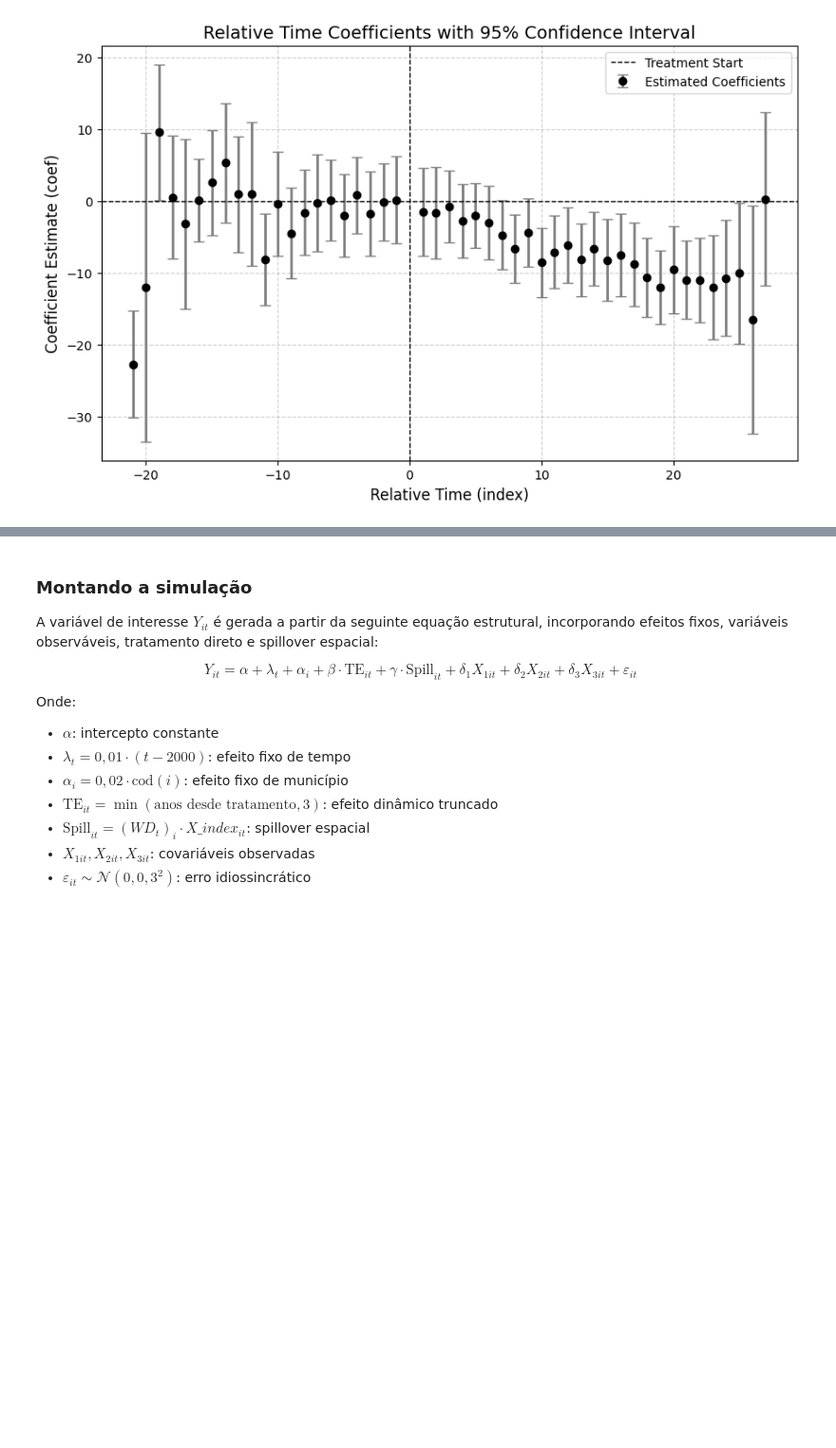
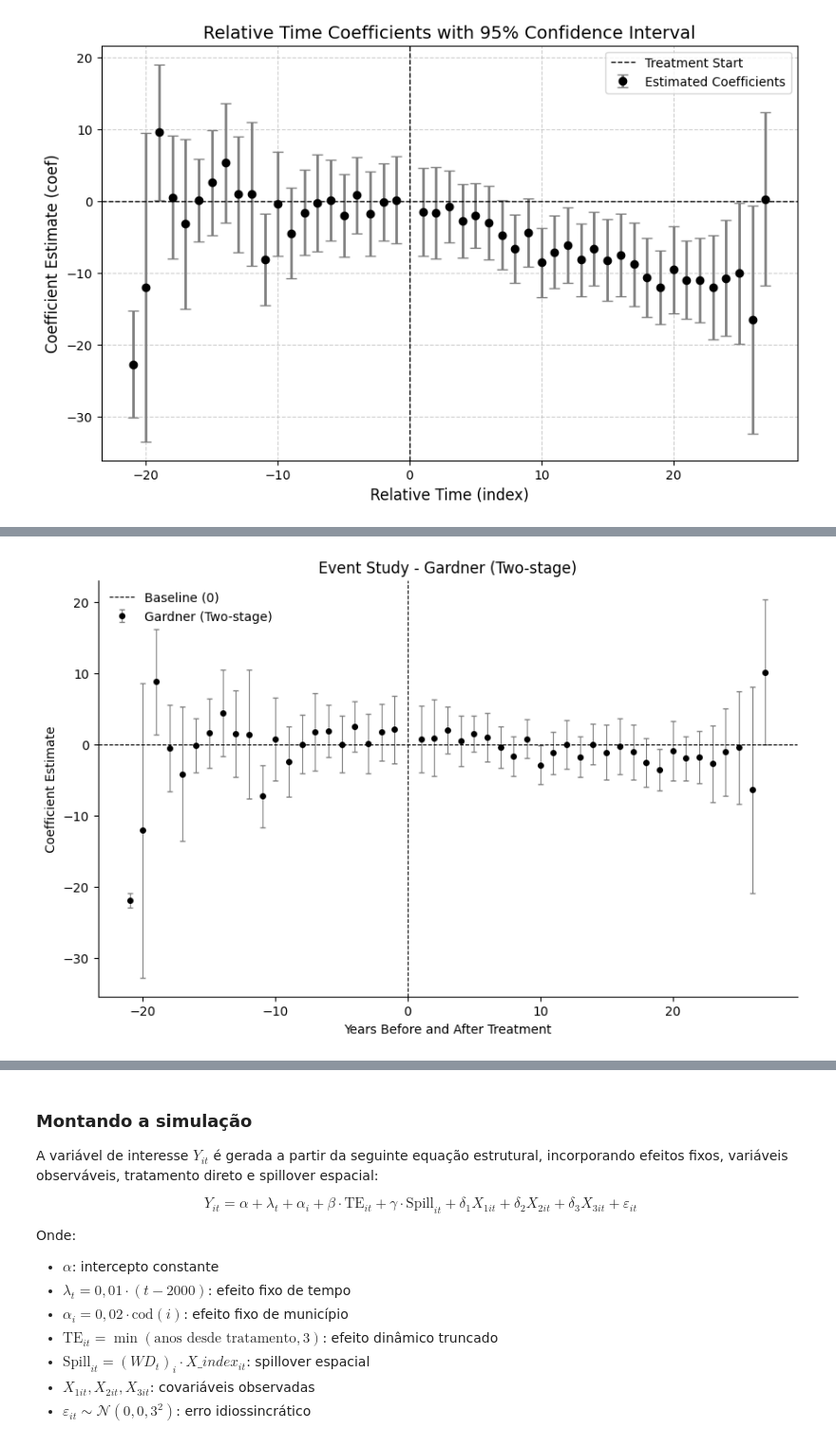
Before and after one commit to Daniel-Uhr/Estimators, a Jupyter notebook: 01_ATTgt_DML.ipynb, the cells around one changed output, grey strips where cells are left out. Shown at 95% size. Cells and saved outputs as stored; diff of their text form; code cells hidden in the pictures; blank space fills up the shorter version.

```diff
--- a/01_ATTgt_DML.ipynb
+++ b/01_ATTgt_DML.ipynb
@@ -184,0 +210,12 @@ panel = df.copy()
+# %%
+import pandas as pd
+import statsmodels.formula.api as smf
+
+# 1ª etapa: remover efeitos fixos de unidade e tempo
+first_stage = smf.ols("Y ~ C(id) + C(year)", data=df).fit()
+df["y_star"] = first_stage.resid
+
+# Fórmula da 2ª etapa
+second_stage = smf.ols("y_star ~ C(reltime, Treatment(reference=0))", data=df).fit(cov_type="HC1")
+
+print(second_stage.summary())
@@ -184,0 +288,40 @@ panel = df.copy()
+# %%
+import matplotlib.pyplot as plt
+import seaborn as sns
+
+# Configurar o tamanho do gráfico
+plt.figure(figsize=(10, 6))
+
+# Plotar os coeficientes do Gardner com barras de erro
+plt.errorbar(
+    tabela['reltime'],                 # Eixo x
+    tabela['coef'],                    # Eixo y (coeficientes)
+    yerr=[
+        tabela['coef'] - tabela['lower'],
+        tabela['upper'] - tabela['coef']
+    ],  # Barras de erro
+    fmt='o', color='black', markersize=4,
+    ecolor='gray', elinewidth=0.8, capsize=2, label='Gardner (Two-stage)'
+)
+
+# Adicionar linha horizontal em 0 (baseline)
+plt.axhline(0, color='black', linestyle='--', linewidth=0.8, label='Baseline (0)')
+
+# Adicionar linha vertical no evento (tempo 0)
+plt.axvline(0, color='black', linestyle='--', linewidth=0.8)
+
+# Adicionar título e rótulos
+plt.title('Event Study - Gardner (Two-stage)', fontsize=12)
+plt.xlabel('Years Before and After Treatment', fontsize=10)
+plt.ylabel('Coefficient Estimate', fontsize=10)
+
+# Ajustar legenda
+plt.legend(frameon=False, fontsize=10)
+
+# Remover bordas superiores e à direita
+sns.despine()
+
+# Exibir
+plt.show()
+# %% [output]
+[figure, added]
```
Also changed, not shown: parts of 65 cells of this notebook.
